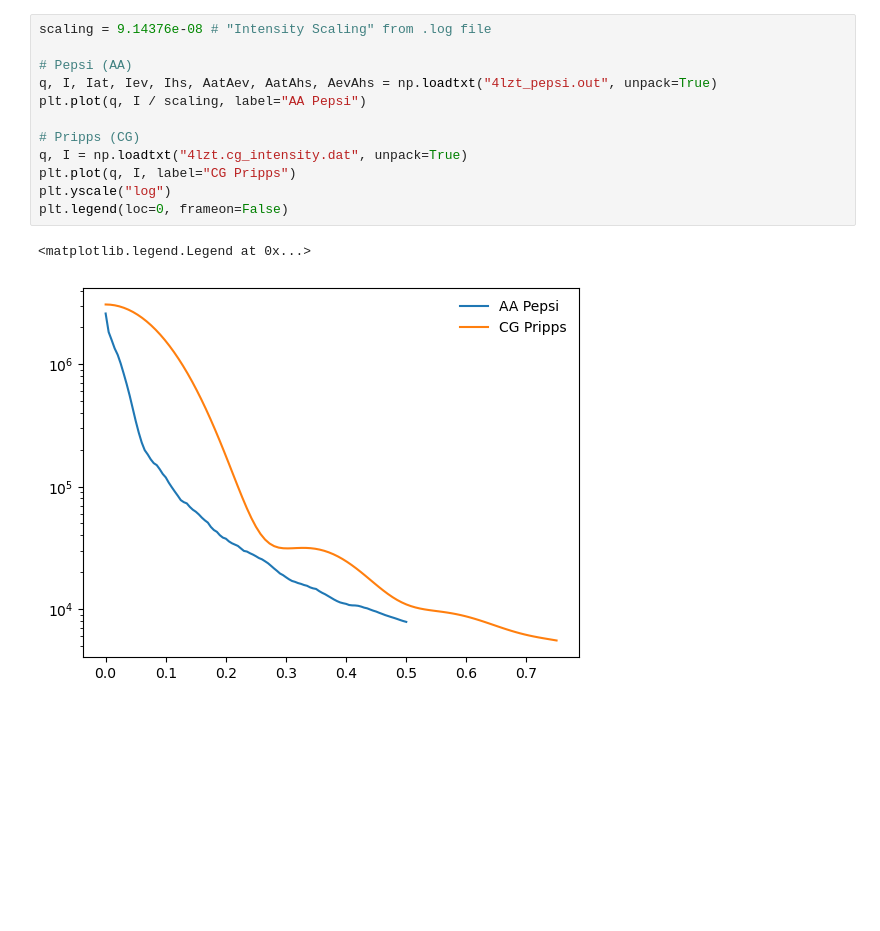
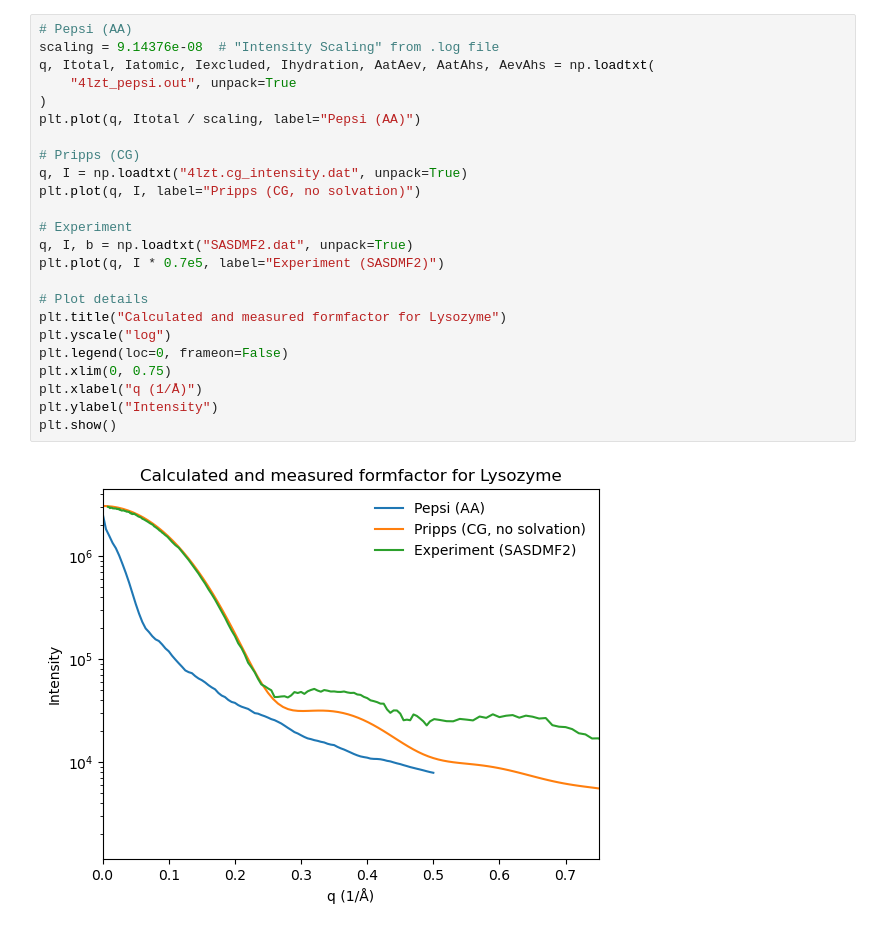
Before and after one commit to mlund/pripps, a Jupyter notebook: assets/4lzt_plot.ipynb, the cells around one changed output. Drawn from its saved outputs; the diff is of its cells as text; blank space fills up the shorter version.

Commit message:
Update plot

```diff
--- a/assets/4lzt_plot.ipynb
+++ b/assets/4lzt_plot.ipynb
@@ -20,15 +6,26 @@ import pandas as pd
 # %%
-scaling = 9.14376e-08 # "Intensity Scaling" from .log file
-
 # Pepsi (AA)
-q, I, Iat, Iev, Ihs, AatAev, AatAhs, AevAhs = np.loadtxt("4lzt_pepsi.out", unpack=True)
-plt.plot(q, I / scaling, label="AA Pepsi")
+scaling = 9.14376e-08  # "Intensity Scaling" from .log file
+q, Itotal, Iatomic, Iexcluded, Ihydration, AatAev, AatAhs, AevAhs = np.loadtxt(
+    "4lzt_pepsi.out", unpack=True
+)
+plt.plot(q, Itotal / scaling, label="Pepsi (AA)")
 
 # Pripps (CG)
 q, I = np.loadtxt("4lzt.cg_intensity.dat", unpack=True)
-plt.plot(q, I, label="CG Pripps")
+plt.plot(q, I, label="Pripps (CG, no solvation)")
+
+# Experiment
+q, I, b = np.loadtxt("SASDMF2.dat", unpack=True)
+plt.plot(q, I * 0.7e5, label="Experiment (SASDMF2)")
+
+# Plot details
+plt.title("Calculated and measured formfactor for Lysozyme")
 plt.yscale("log")
 plt.legend(loc=0, frameon=False)
+plt.xlim(0, 0.75)
+plt.xlabel("q (1/Å)")
+plt.ylabel("Intensity")
+plt.show()
 # %% [output]
-<matplotlib.legend.Legend at 0x...>
-[figure, old version]
+[figure, new version]
```
Also changed, not shown: parts of 2 cells of this notebook, 1 other file.
